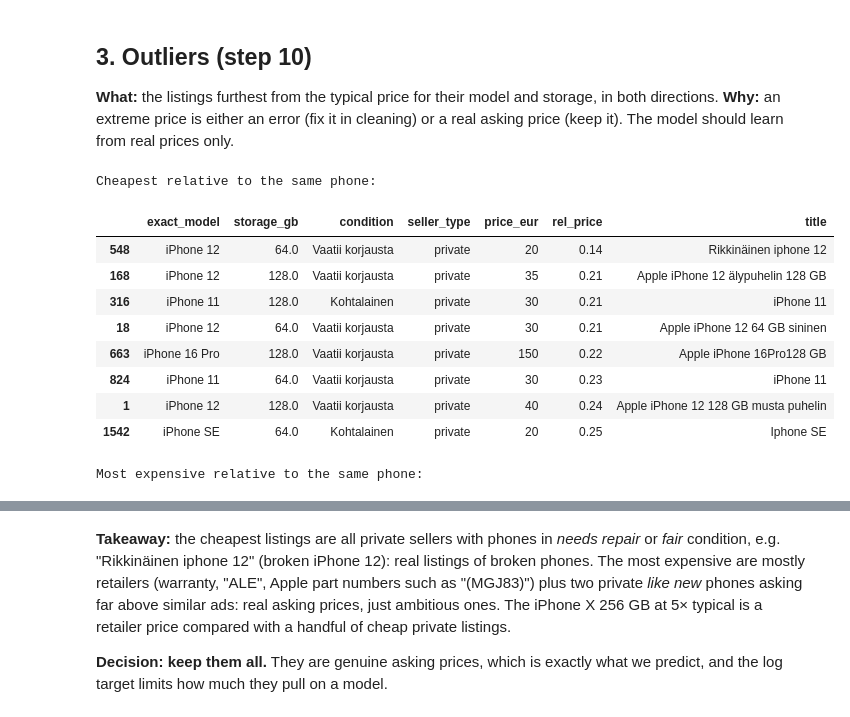
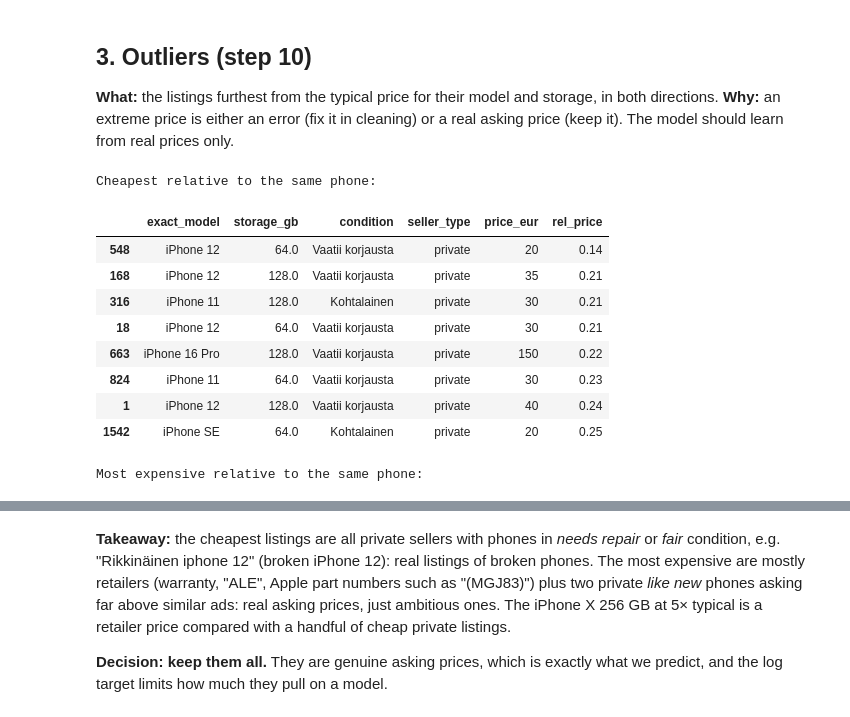
Before and after one commit to HashirSalam/priced-right, a Jupyter notebook: notebooks/2.0-aa-eda.ipynb, the cells around one changed output, grey strips where cells are left out. Saved outputs shown, nothing was run; the diff lists cells and outputs as text; code cells hidden in the pictures.

```diff
--- a/notebooks/2.0-aa-eda.ipynb
+++ b/notebooks/2.0-aa-eda.ipynb
@@ -73,25 +73,21 @@ skewness: price 1.57, log price -0.46
 **What:** the listings furthest from the typical price for their model and storage, in both directions.
 **Why:** an extreme price is either an error (fix it in cleaning) or a real asking price (keep it). The model should learn from real prices only.
 # %%
-# Ad titles are kept out of the repository; this cell needs the local data/processed/iphones_text.csv
-from priced_right.preprocess import load_text
-df["title"] = df["listing_id"].map(load_text().set_index("listing_id")["title"])
-
-cols = ["exact_model", "storage_gb", "condition", "seller_type", "price_eur", "rel_price", "title"]
+cols = ["exact_model", "storage_gb", "condition", "seller_type", "price_eur", "rel_price"]
 extremes = df.dropna(subset=["rel_price"]).sort_values("rel_price")
 print("Cheapest relative to the same phone:")
 display(extremes[cols].head(8).round(2))
 print("Most expensive relative to the same phone:")
 display(extremes[cols].tail(8).round(2))
 # %% [output]
 Cheapest relative to the same phone:
-|  | exact_model | storage_gb | condition | seller_type | price_eur | rel_price | title |
-| 548 | iPhone 12 | 64.0 | Vaatii korjausta | private | 20 | 0.14 | Rikkinäinen iphone 12 |
-| 168 | iPhone 12 | 128.0 | Vaatii korjausta | private | 35 | 0.21 | Apple iPhone 12 älypuhelin 128 GB |
-| 316 | iPhone 11 | 128.0 | Kohtalainen | private | 30 | 0.21 | iPhone 11 |
-| 18 | iPhone 12 | 64.0 | Vaatii korjausta | private | 30 | 0.21 | Apple iPhone 12 64 GB sininen |
-| 663 | iPhone 16 Pro | 128.0 | Vaatii korjausta | private | 150 | 0.22 | Apple iPhone 16Pro128 GB |
-| 824 | iPhone 11 | 64.0 | Vaatii korjausta | private | 30 | 0.23 | iPhone 11 |
-| 1 | iPhone 12 | 128.0 | Vaatii korjausta | private | 40 | 0.24 | Apple iPhone 12 128 GB musta puhelin |
-| 1542 | iPhone SE | 64.0 | Kohtalainen | private | 20 | 0.25 | Iphone SE |
+|  | exact_model | storage_gb | condition | seller_type | price_eur | rel_price |
+| 548 | iPhone 12 | 64.0 | Vaatii korjausta | private | 20 | 0.14 |
+| 168 | iPhone 12 | 128.0 | Vaatii korjausta | private | 35 | 0.21 |
+| 316 | iPhone 11 | 128.0 | Kohtalainen | private | 30 | 0.21 |
+| 18 | iPhone 12 | 64.0 | Vaatii korjausta | private | 30 | 0.21 |
+| 663 | iPhone 16 Pro | 128.0 | Vaatii korjausta | private | 150 | 0.22 |
+| 824 | iPhone 11 | 64.0 | Vaatii korjausta | private | 30 | 0.23 |
+| 1 | iPhone 12 | 128.0 | Vaatii korjausta | private | 40 | 0.24 |
+| 1542 | iPhone SE | 64.0 | Kohtalainen | private | 20 | 0.25 |
 Most expensive relative to the same phone:
```
Also changed, not shown: parts of 1 cell of this notebook, 7 other files.
